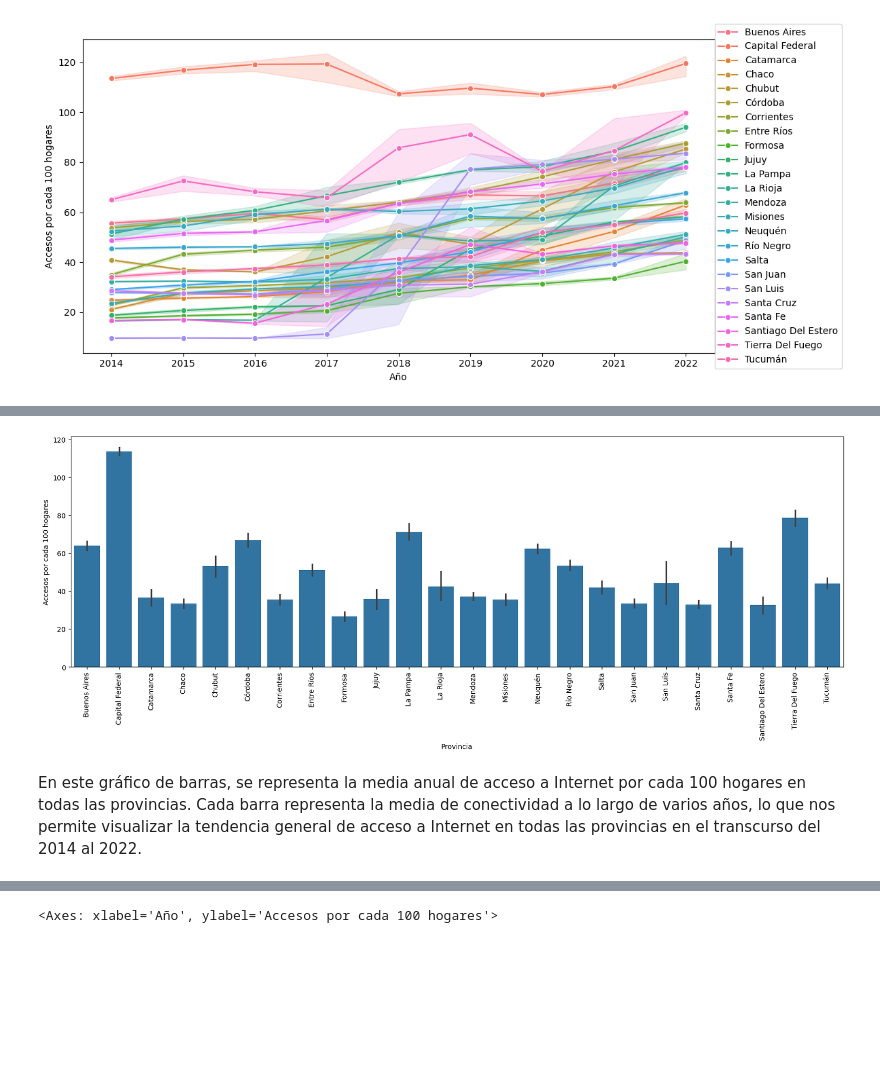
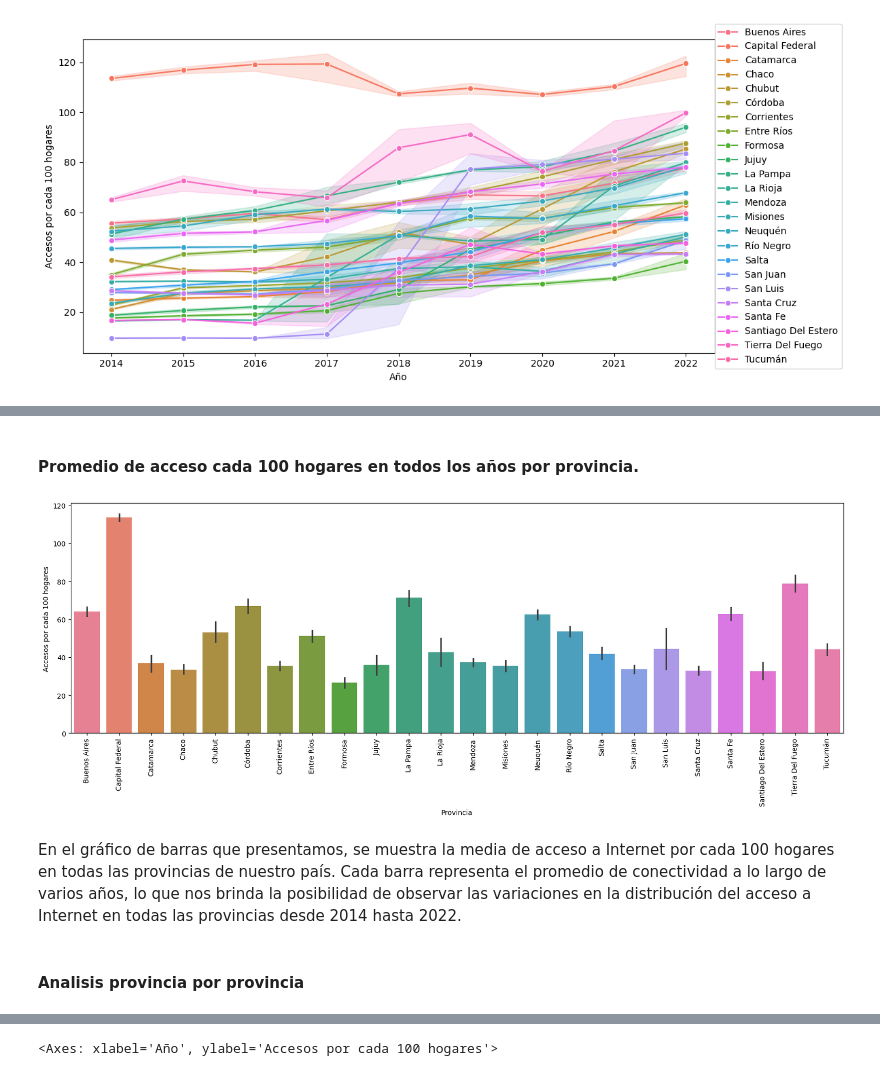
Before and after one commit to DamianAlbarino/Data-analysis-de-telecomunicaciones, a Jupyter notebook: EDA.ipynb, the cells around one changed output, grey strips where cells are left out. Drawn from its saved outputs; the diff is of its cells as text; code cells hidden in the pictures; blank space fills up the shorter version.

```diff
--- a/EDA.ipynb
+++ b/EDA.ipynb
@@ -172,9 +54,13 @@ Este gráfico de líneas proporciona una representación visual de cómo ha evol
+# %% [markdown]
+#### Promedio de acceso cada 100 hogares en todos los años por provincia.
 # %%
 plt.figure(figsize=(20,6))
-sns.barplot(x='Provincia', y='Accesos por cada 100 hogares', data=df)
+sns.barplot(x='Provincia', y='Accesos por cada 100 hogares', data=df, hue='Provincia')
 plt.xticks(rotation = 90)
 plt.show()
 # %% [output]
-[figure, old version]
+[figure, new version]
 # %% [markdown]
-En este gráfico de barras, se representa la media anual de acceso a Internet por cada 100 hogares en todas las provincias. Cada barra representa la media de conectividad a lo largo de varios años, lo que nos permite visualizar la tendencia general de acceso a Internet en todas las provincias en el transcurso del 2014 al 2022.
+En el gráfico de barras que presentamos, se muestra la media de acceso a Internet por cada 100 hogares en todas las provincias de nuestro país. Cada barra representa el promedio de conectividad a lo largo de varios años, lo que nos brinda la posibilidad de observar las variaciones en la distribución del acceso a Internet en todas las provincias desde 2014 hasta 2022.
+# %% [markdown]
+#### Analisis provincia por provincia
```
Also changed, not shown: parts of 74 cells of this notebook, 18 other files.
